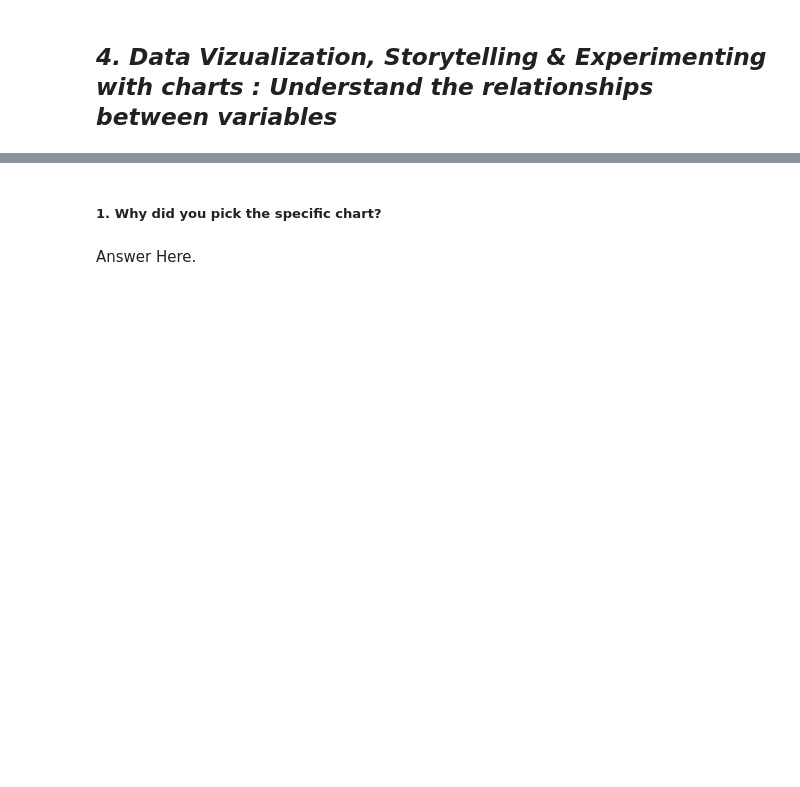
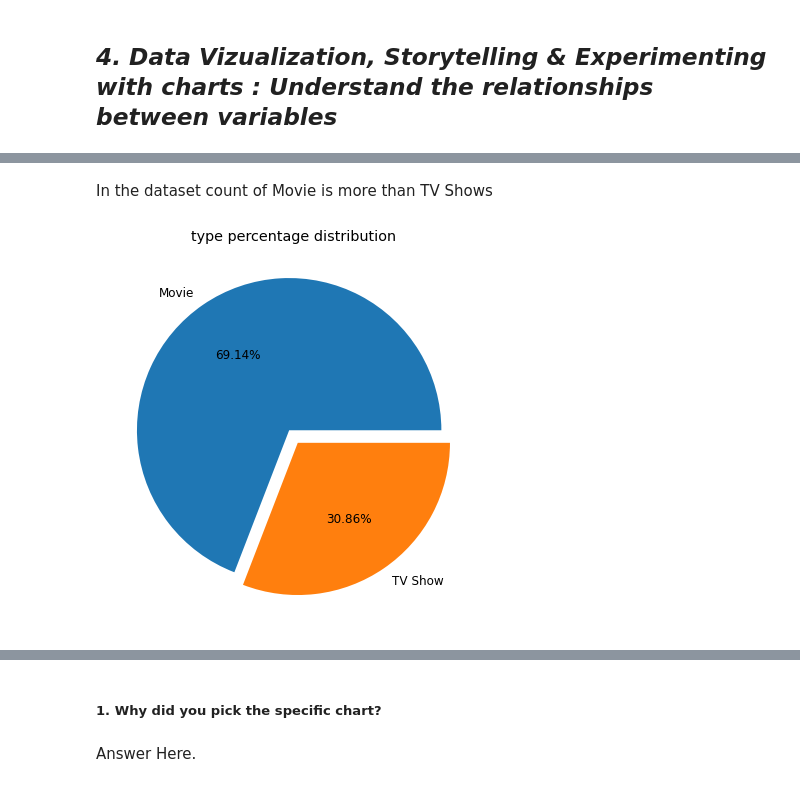
Before and after one commit to Prashant-Shaw/NETFLIX-Movies-TV-Shows-Clustering, a Jupyter notebook: NETFLIX_MOVIES_AND_TV_SHOWS_CLUSTERING.ipynb, the cells around one changed output, grey strips where cells are left out. Saved outputs shown, nothing was run; the diff lists cells and outputs as text; code cells hidden in the pictures; blank space fills up the shorter version.

```diff
--- a/NETFLIX_MOVIES_AND_TV_SHOWS_CLUSTERING.ipynb
+++ b/NETFLIX_MOVIES_AND_TV_SHOWS_CLUSTERING.ipynb
@@ -368,0 +389,12 @@ Answer Here
+# %%
+#Function to plot Pie chart
+def pie_chart(col):
+  '''This function plot the pie chart for the given data.
+  Pass the feature name in str to plot the pie chart.'''
+  plt.rcParams['font.size'] = 12
+  plt.figure(figsize = (7,7))
+  exp = (0.05,)*len(nf_df[col].value_counts())
+  nf_df[col].value_counts().plot.pie(autopct = '%1.2f%%', explode = exp)
+  plt.title(f'percentage distribution of {col}')
+  plt.axis('off')
+  plt.show()
@@ -368,0 +436,7 @@ Answer Here
+# %% [markdown]
+In the dataset count of Movie is more than TV Shows
+# %%
+#Plotting the Pie Chart for type
+pie_chart('type')
+# %% [output]
+[figure, added]
```
Also changed, not shown: parts of 69 cells of this notebook.
